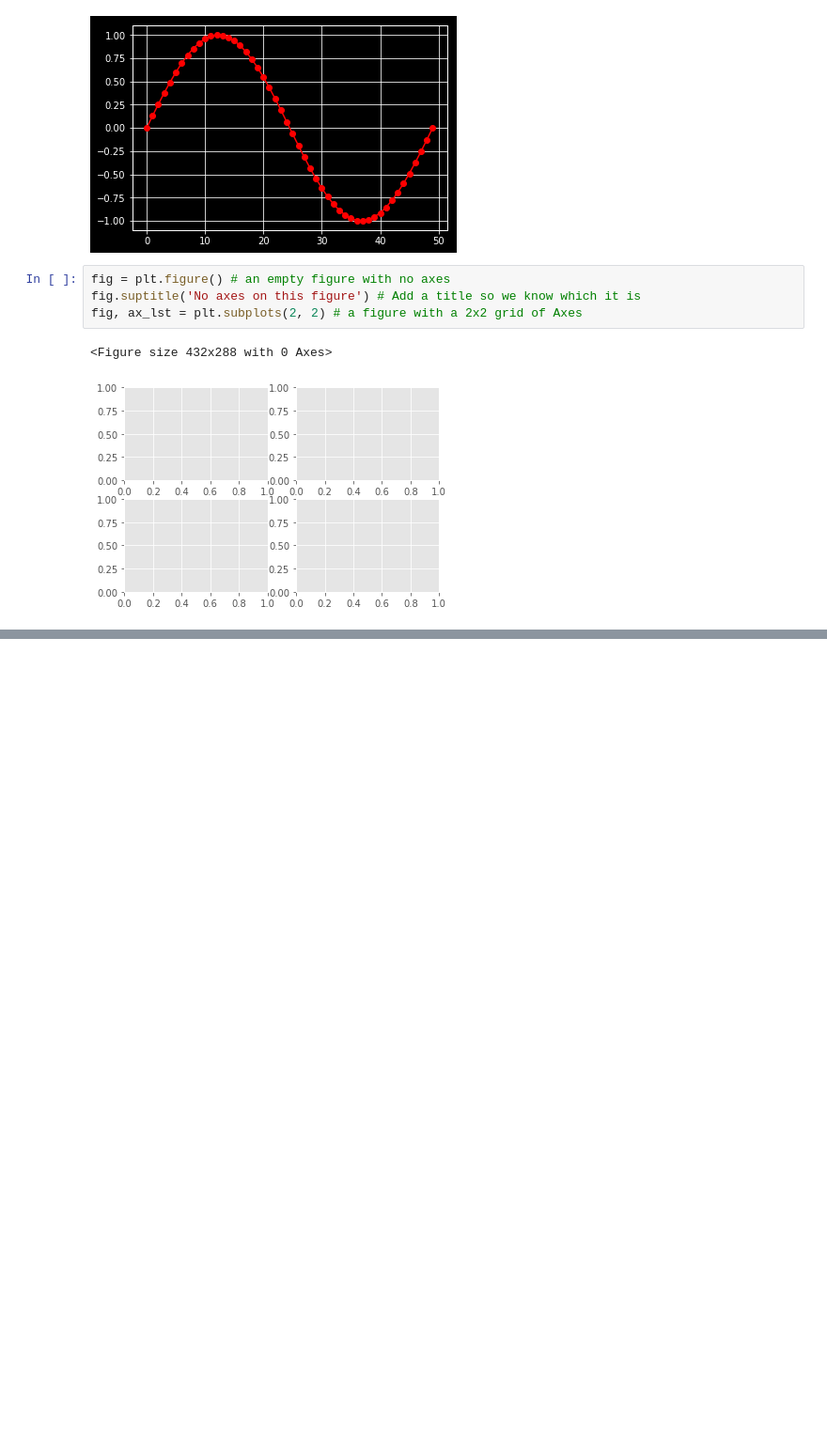
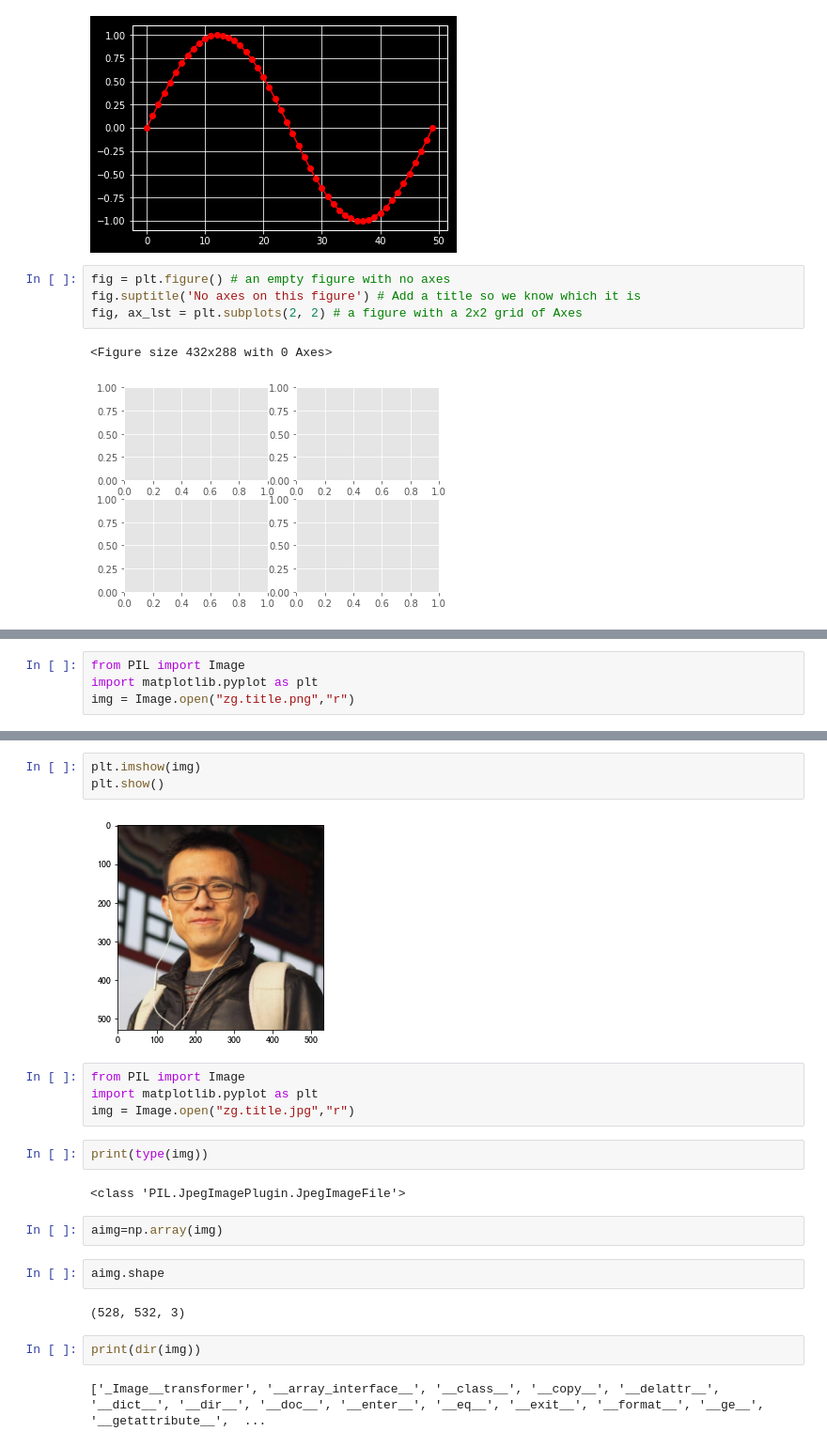
Before and after one commit to zheddie/samplecodes, a Jupyter notebook: src_python/jupyterdemo/matplot-learn.ipynb, the cells around one changed output, grey strips where cells are left out. Shown: that part at 94% size. Drawn from its saved outputs; the diff is of its cells as text; blank space fills up the shorter version.

```diff
--- a/src_python/jupyterdemo/matplot-learn.ipynb
+++ b/src_python/jupyterdemo/matplot-learn.ipynb
@@ -66,0 +69,4 @@ fig, ax_lst = plt.subplots(2, 2) # a figure with a 2x2 grid of Axes
+# %%
+from PIL import Image
+import matplotlib.pyplot as plt
+img = Image.open("zg.title.png","r")
@@ -66,0 +113,23 @@ fig, ax_lst = plt.subplots(2, 2) # a figure with a 2x2 grid of Axes
+# %%
+plt.imshow(img)
+plt.show()
+# %% [output]
+[figure, added]
+# %%
+from PIL import Image
+import matplotlib.pyplot as plt
+img = Image.open("zg.title.jpg","r")
+# %%
+print(type(img))
+# %% [output]
+<class 'PIL.JpegImagePlugin.JpegImageFile'>
+# %%
+aimg=np.array(img)
+# %%
+aimg.shape
+# %% [output]
+(528, 532, 3)
+# %%
+print(dir(img))
+# %% [output]
+['_Image__transformer', '__array_interface__', '__class__', '__copy__', '__delattr__', '__dict__', '__dir__', '__doc__', '__enter__', '__eq__', '__exit__', '__format__', '__ge__', '__getattribute__',  ...
```
Also changed, not shown: parts of 21 cells of this notebook, 28 other files.
